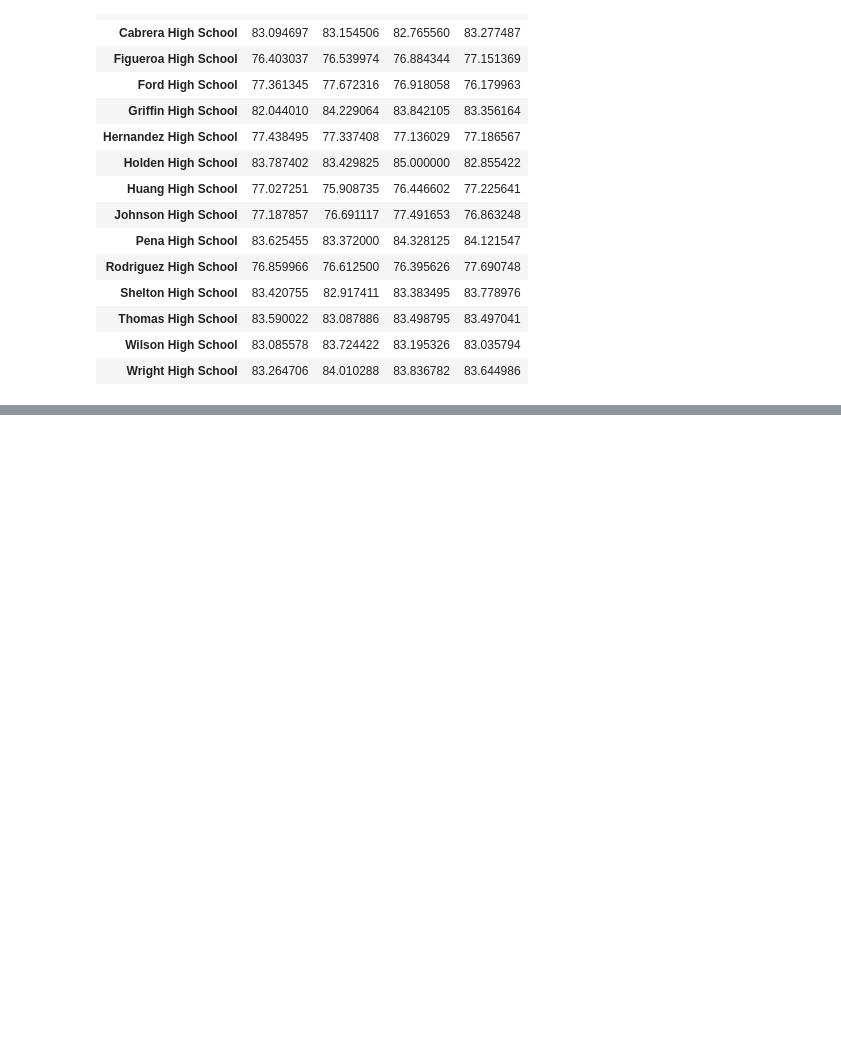
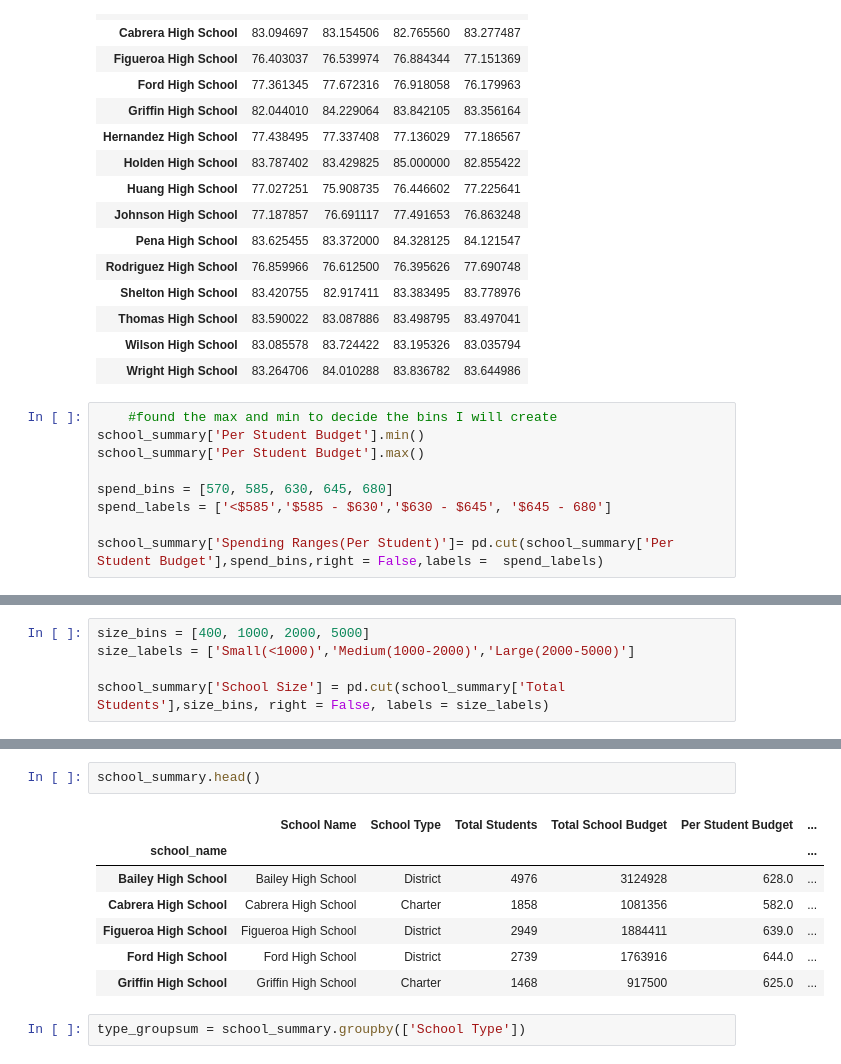
Before and after one commit to bvmann/School-system-analysis, a Jupyter notebook: PyCitySchools/attempt2.ipynb, the cells around one changed output, grey strips where cells are left out. Cells and saved outputs as stored; diff of their text form; blank space fills up the shorter version.

```diff
--- a/PyCitySchools/attempt2.ipynb
+++ b/PyCitySchools/attempt2.ipynb
@@ -258,3 +240,12 @@ mathscores_bygrade.set_index('School Name')
 | Thomas High School | 83.590022 | 83.087886 | 83.498795 | 83.497041 |
 | Wilson High School | 83.085578 | 83.724422 | 83.195326 | 83.035794 |
 | Wright High School | 83.264706 | 84.010288 | 83.836782 | 83.644986 |
+# %%
+    #found the max and min to decide the bins I will create
+school_summary['Per Student Budget'].min()
+school_summary['Per Student Budget'].max()
+
+spend_bins = [570, 585, 630, 645, 680]
+spend_labels = ['<$585','$585 - $630','$630 - $645', '$645 - 680']
+
+school_summary['Spending Ranges(Per Student)']= pd.cut(school_summary['Per Student Budget'],spend_bins,right = False,labels =  spend_labels)
@@ -260,0 +284,5 @@ mathscores_bygrade.set_index('School Name')
+# %%
+size_bins = [400, 1000, 2000, 5000]
+size_labels = ['Small(<1000)','Medium(1000-2000)','Large(2000-5000)']
+
+school_summary['School Size'] = pd.cut(school_summary['Total Students'],size_bins, right = False, labels = size_labels)
@@ -260,0 +304,12 @@ mathscores_bygrade.set_index('School Name')
+# %%
+school_summary.head()
+# %% [output]
+|  | School Name | School Type | Total Students | Total School Budget | Per Student Budget | ... |
+| school_name |  |  |  |  |  | ... |
+| Bailey High School | Bailey High School | District | 4976 | 3124928 | 628.0 | ... |
+| Cabrera High School | Cabrera High School | Charter | 1858 | 1081356 | 582.0 | ... |
+| Figueroa High School | Figueroa High School | District | 2949 | 1884411 | 639.0 | ... |
+| Ford High School | Ford High School | District | 2739 | 1763916 | 644.0 | ... |
+| Griffin High School | Griffin High School | Charter | 1468 | 917500 | 625.0 | ... |
+# %%
+type_groupsum = school_summary.groupby(['School Type'])
```
Also changed, not shown: parts of 7 cells of this notebook.
